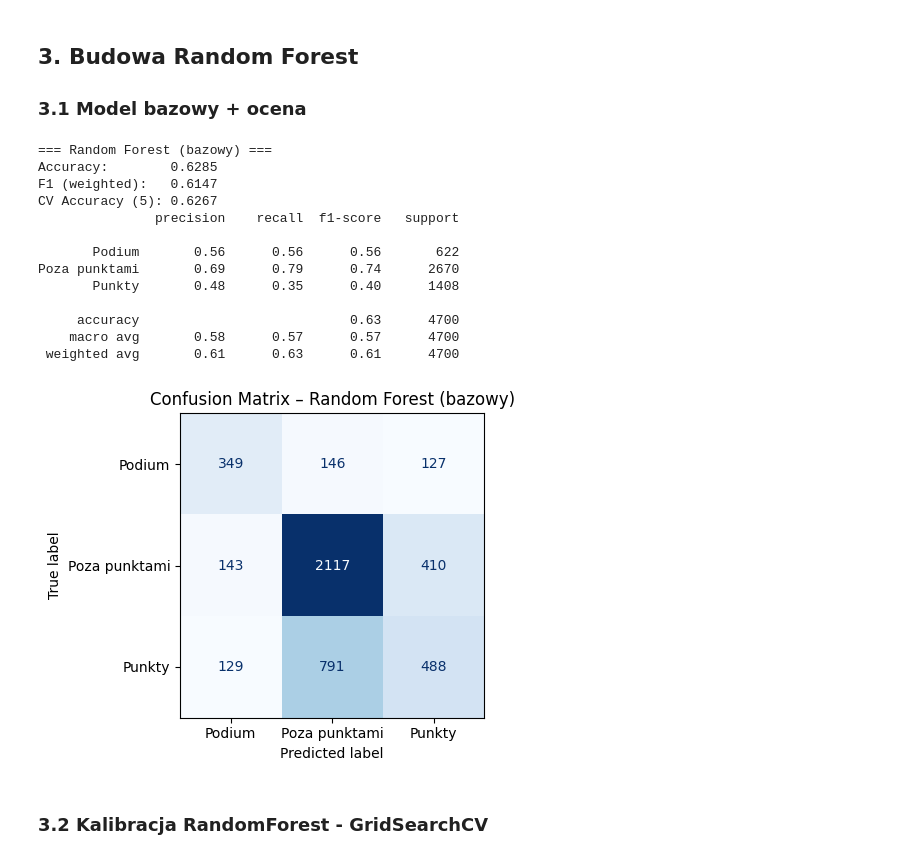
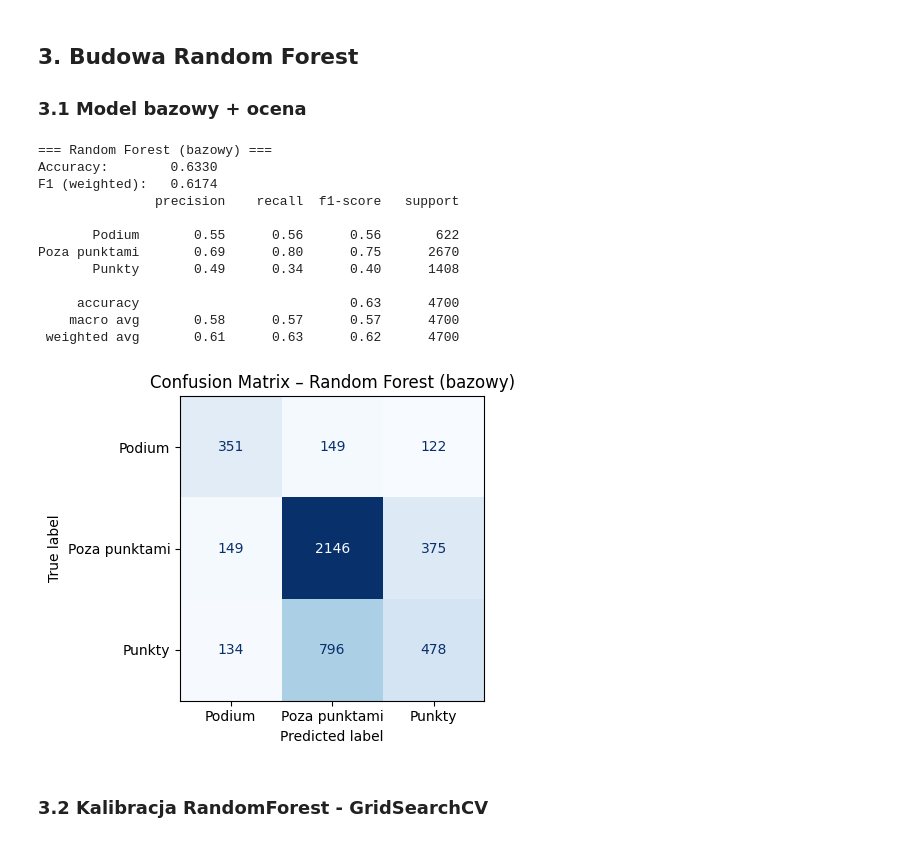
Before and after one commit to kiszkahubert/F1-predictor, a Jupyter notebook: main.ipynb, the cells around one changed output. Drawn from its saved outputs; the diff is of its cells as text; code cells hidden in the pictures.

```diff
--- a/main.ipynb
+++ b/main.ipynb
@@ -183,46 +198,26 @@ print(verstappen[['driverId', 'grid', 'positionOrder', 'points', 'laps', 'target
 ## 3. Budowa Random Forest
 ### 3.1 Model bazowy + ocena
 # %%
-def evaluate_model(name, model, X_tr, y_tr, X_te, y_te):
-    model.fit(X_tr, y_tr)
-    y_pred = model.predict(X_te)
-    acc = accuracy_score(y_te, y_pred)
-    f1  = f1_score(y_te, y_pred, average='weighted')
-    cv  = cross_val_score(model, X_tr, y_tr, cv=5, scoring='accuracy').mean()
-    print(f'\n=== {name} ===')
-    print(f'Accuracy:        {acc:.4f}')
-    print(f'F1 (weighted):   {f1:.4f}')
-    print(f'CV Accuracy (5): {cv:.4f}')
-    print(classification_report(y_te, y_pred))
-    _, ax = plt.subplots(figsize=(6, 4))
-    ConfusionMatrixDisplay.from_predictions(y_te, y_pred, ax=ax, colorbar=False, cmap='Blues')
-    ax.set_title(f'Confusion Matrix – {name}')
-    plt.tight_layout()
-    plt.savefig(f'plots/cm_{name.replace(" ","_")}.png', dpi=120, bbox_inches='tight')
-    plt.show()
-    return model, acc, f1
-
-rf_base = RandomForestClassifier(n_estimators=100, random_state=42)
+rf_base = RandomForestClassifier(n_estimators=100, random_state=42, class_weight='balanced')
 rf_base, rf_acc, rf_f1 = evaluate_model(
     'Random Forest (bazowy)', rf_base,
     X_train, y_train,
     X_test, y_test
 )
 # %% [output]
 === Random Forest (bazowy) ===
-Accuracy:        0.6285
-F1 (weighted):   0.6147
-CV Accuracy (5): 0.6267
+Accuracy:        0.6330
+F1 (weighted):   0.6174
                precision    recall  f1-score   support
 
-       Podium       0.56      0.56      0.56       622
-Poza punktami       0.69      0.79      0.74      2670
-       Punkty       0.48      0.35      0.40      1408
+       Podium       0.55      0.56      0.56       622
+Poza punktami       0.69      0.80      0.75      2670
+       Punkty       0.49      0.34      0.40      1408
 
      accuracy                           0.63      4700
     macro avg       0.58      0.57      0.57      4700
- weighted avg       0.61      0.63      0.61      4700
+ weighted avg       0.61      0.63      0.62      4700
-[figure, old version]
+[figure, new version]
 # %% [markdown]
 ### 3.2 Kalibracja RandomForest - GridSearchCV
 # %%
```
Also changed, not shown: parts of 12 cells of this notebook.
